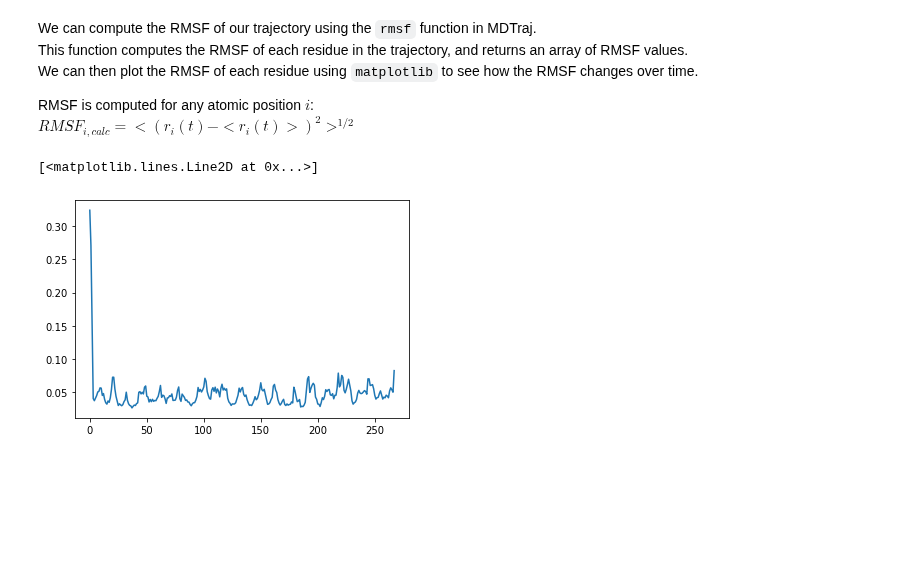
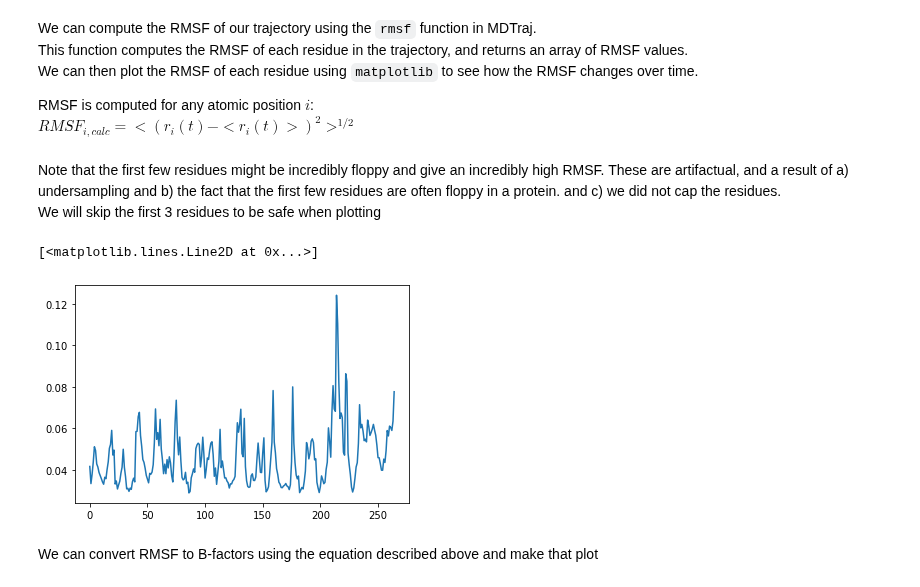
Before and after one commit to sukritsingh/compchem-class, a Jupyter notebook: analyze-simulation.ipynb, the cells around one changed output. Saved outputs shown, nothing was run; the diff lists cells and outputs as text; code cells hidden in the pictures; blank space fills up the shorter version.

```diff
--- a/analyze-simulation.ipynb
+++ b/analyze-simulation.ipynb
@@ -200,8 +200,15 @@ ${RMSF}_{i,calc} = <(r_i(t) - <r_i(t)>)^2>^{1/2}$
 # %%
 # compute RMSF using MDTraj for each residue
 rmsf = md.rmsf(traj, traj, atom_indices=traj.topology.select('backbone and name CA'))
+# %% [markdown]
+Note that the first few residues might be incredibly floppy and give an incredibly high RMSF.
+These are artifactual, and a result of a) undersampling and b) the fact that the first few residues are often floppy in a protein.
+and c) we did not cap the residues.\
+We will skip the first 3 residues to be safe when plotting
 # %%
-plt.plot(rmsf)
+plt.plot(rmsf[3:])
 # %% [output]
 [<matplotlib.lines.Line2D at 0x...>]
-[figure, old version]
+[figure, new version]
+# %% [markdown]
+We can convert RMSF to B-factors using the equation described above and make that plot
```
Also changed, not shown: parts of 3 cells of this notebook.
